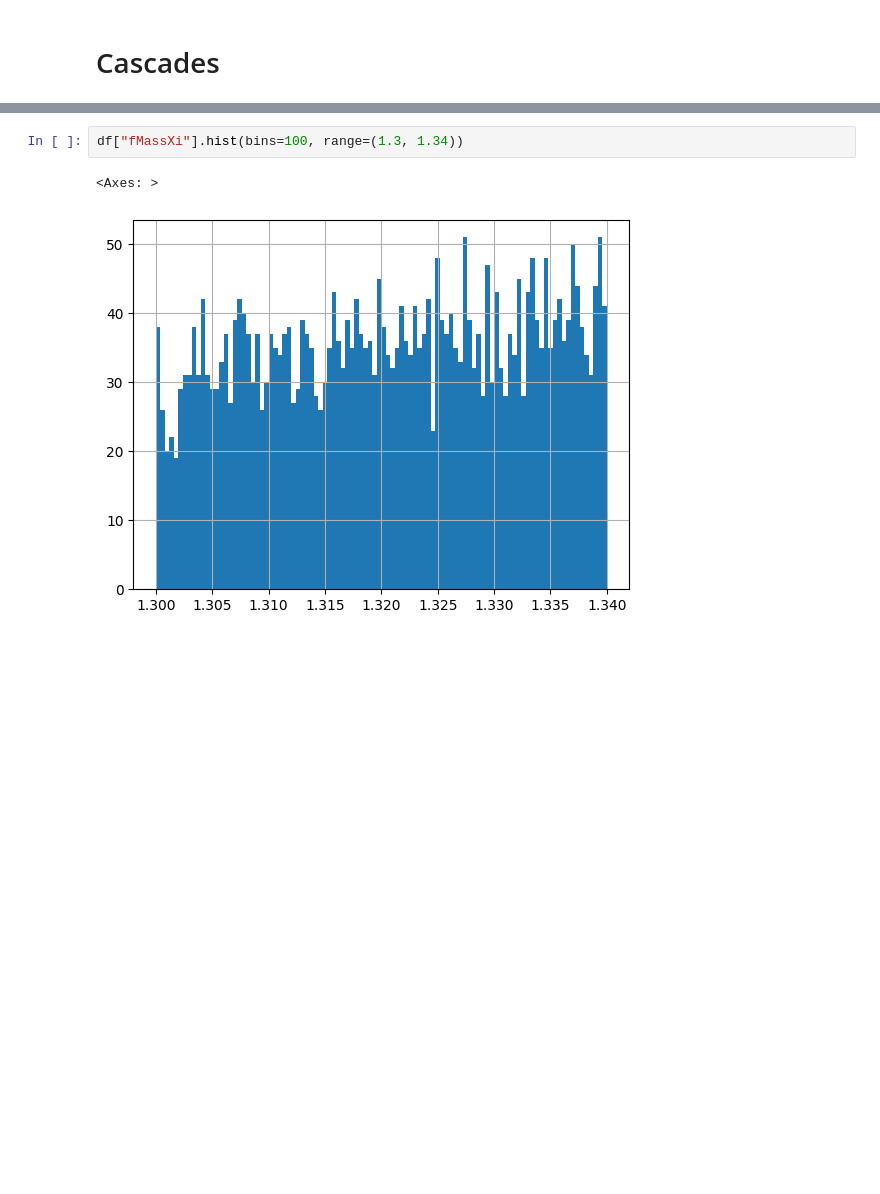
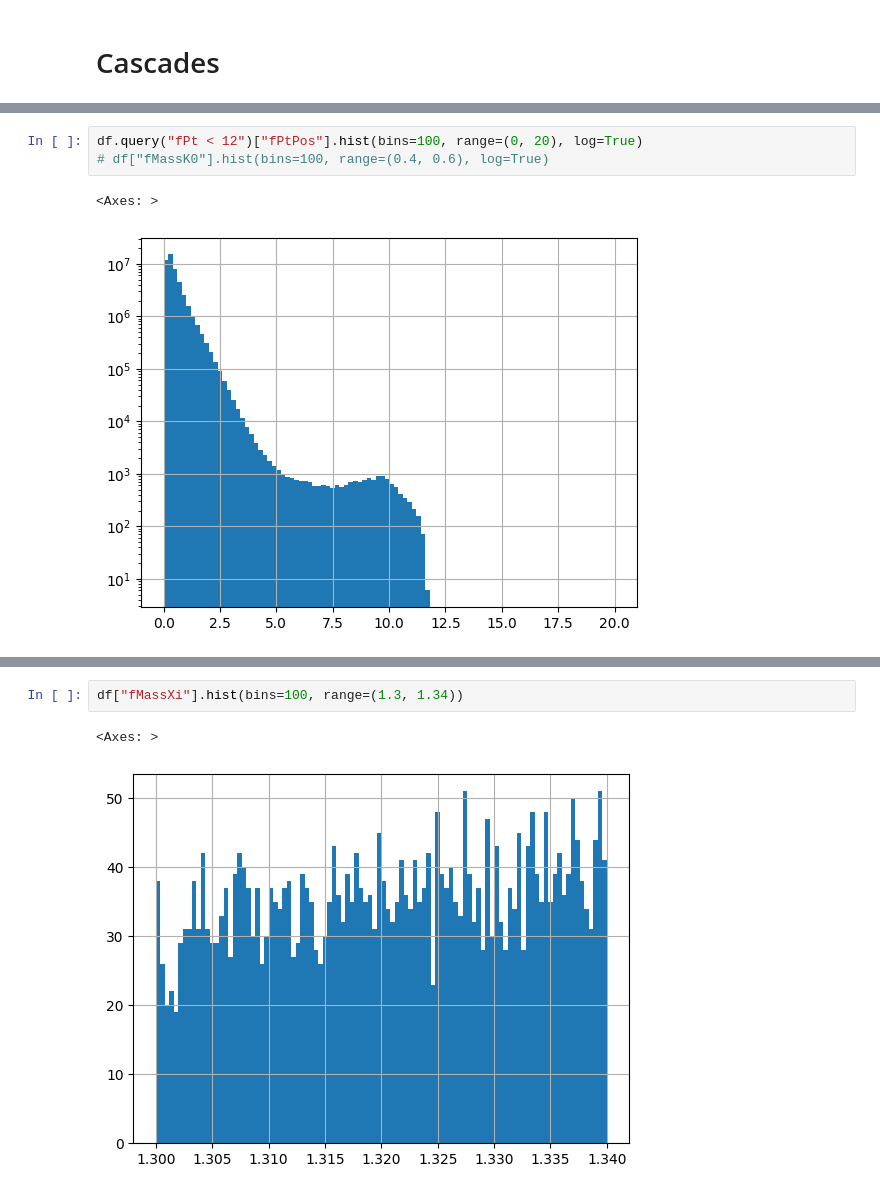
Before and after one commit to TorinoHF/hf_pid_studies, a Jupyter notebook: analysis/selections_playground.ipynb, the cells around one changed output, grey strips where cells are left out. Cells and saved outputs as stored; diff of their text form; blank space fills up the shorter version.

```diff
--- a/analysis/selections_playground.ipynb
+++ b/analysis/selections_playground.ipynb
@@ -21,0 +35,6 @@ df["fDcaV0Daughters"].hist(bins=100, range=(0, 1), log=True)
+# %%
+df.query("fPt < 12")["fPtPos"].hist(bins=100, range=(0, 20), log=True)
+# df["fMassK0"].hist(bins=100, range=(0.4, 0.6), log=True)
+# %% [output]
+<Axes: >
+[figure, added]
```
Also changed, not shown: parts of 10 cells of this notebook, 1 other file.
